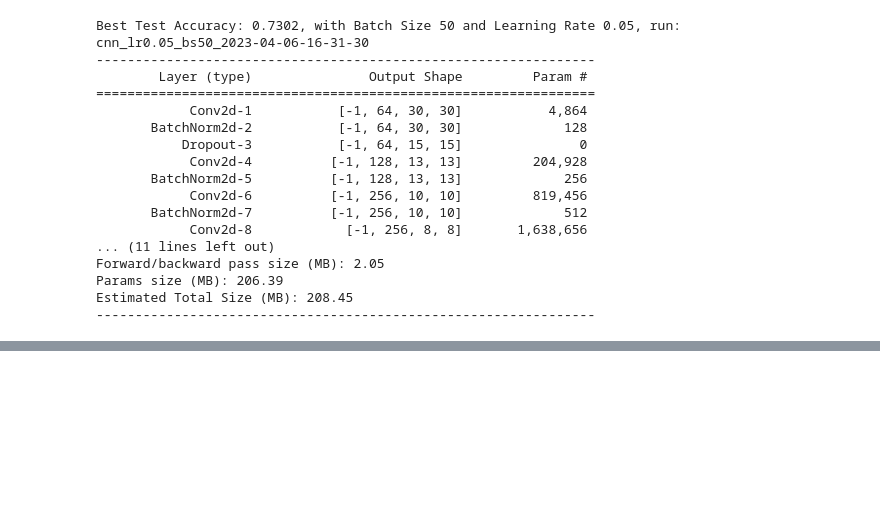
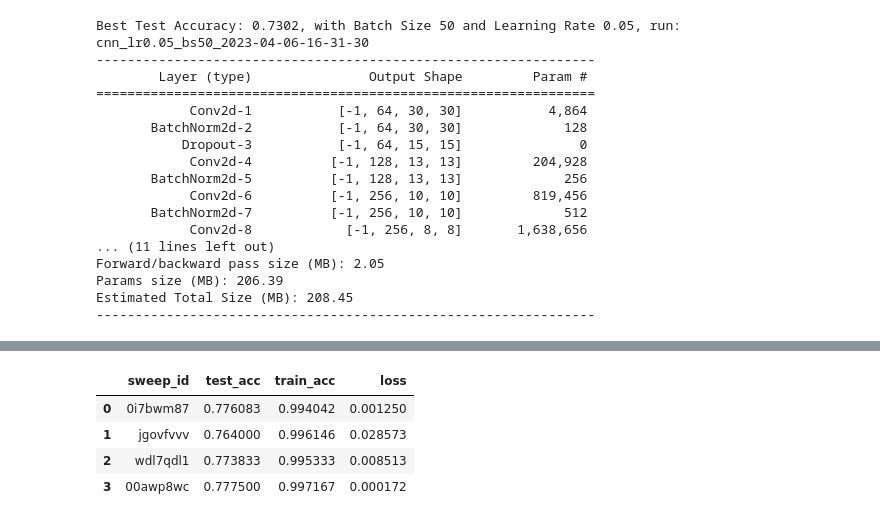
Before and after one commit to lukasreber/del_mc1, a Jupyter notebook: mc1.ipynb, the cells around one changed output, grey strips where cells are left out. Drawn from its saved outputs; the diff is of its cells as text; code cells hidden in the pictures; blank space fills up the shorter version.

```diff
--- a/mc1.ipynb
+++ b/mc1.ipynb
@@ -1837,0 +2039,22 @@ Run urj564fl errored: AttributeError("Can't pickle local object 'TorchHistory.ad
+# %%
+# getting data from sweeps
+dist_df = pd.DataFrame(columns=['sweep_id'])
+api = wandb.Api()
+
+for sweep_id in sweep_ids:
+
+    sweep = api.sweep(f"lukas_fhnw/del_mc1/sweeps/{sweep_id}")
+
+    test_acc = sweep.runs[0].summary['test_acc']
+    train_acc = sweep.runs[0].summary['train_acc']
+    loss = sweep.runs[0].summary['loss']
+    if isinstance(loss, float):
+        dist_df = pd.concat([pd.DataFrame({'sweep_id': [sweep_id], 'test_acc': [test_acc], 'train_acc': [train_acc], 'loss': [loss]}), dist_df], ignore_index=True)
+
+dist_df
+# %% [output]
+|  | sweep_id | test_acc | train_acc | loss |
+| 0 | 0i7bwm87 | 0.776083 | 0.994042 | 0.001250 |
+| 1 | jgovfvvv | 0.764000 | 0.996146 | 0.028573 |
+| 2 | wdl7qdl1 | 0.773833 | 0.995333 | 0.008513 |
+| 3 | 00awp8wc | 0.777500 | 0.997167 | 0.000172 |
```
Also changed, not shown: parts of 35 cells of this notebook, 1 other file.
